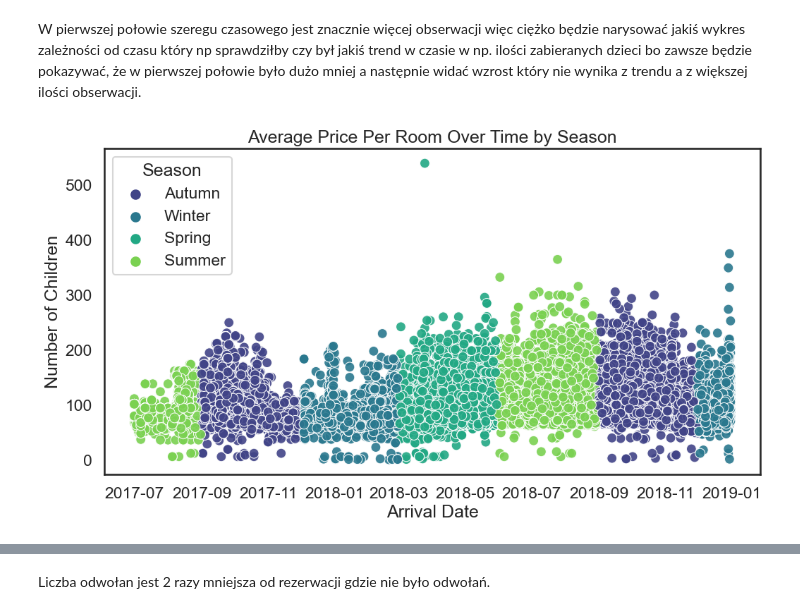
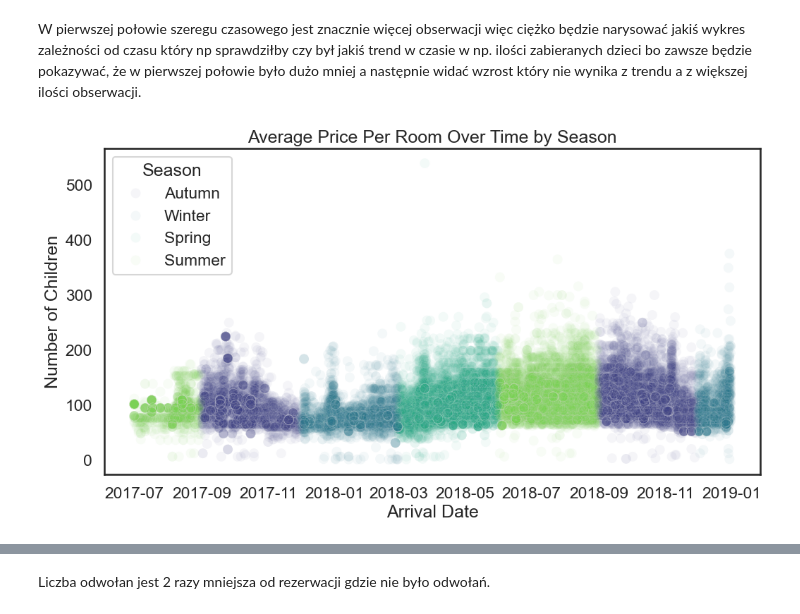
Before and after one commit to Gahusz/Hotel_project, a Jupyter notebook: hotel_projekt.ipynb, the cells around one changed output, grey strips where cells are left out. Drawn from its saved outputs; the diff is of its cells as text; code cells hidden in the pictures.

```diff
--- a/hotel_projekt.ipynb
+++ b/hotel_projekt.ipynb
@@ -439,11 +363,13 @@ df2.head()
+# %%
+df4=df2.copy()
 # %%
 #wyrzucam wszystkie wiersze gdzie był 29 lutego w 2018 roku (a według kalendarza nie było takiego dnia) bo nie działa funkcja to_datetime przez to
-indexes = df2.loc[(df2['arrival_year'] == 2018) & (df2['arrival_month'] == 2) & (df2['arrival_date'] == 29)].index
-df2.loc[indexes]
-df2=df2.drop(indexes)
+indexes = df4.loc[(df2['arrival_year'] == 2018) & (df2['arrival_month'] == 2) & (df2['arrival_date'] == 29)].index
+
+df4=df2.drop(indexes)
 # %%
 # na podstawie 3 kolumn przedstawiających rok miesiąc i dzień stworzę jedną za pomocą funkcji pandas.to_datetime This function converts a scalar, array-like, Series or DataFrame/dict-like to a pandas datetime object.
 # %%
 # Stworzenie kolumny z całą datą w formacie europejskim
-df2['arrival_date'] = pd.to_datetime(df2[['arrival_year', 'arrival_month', 'arrival_date']].astype(str).agg('-'.join, axis=1), format='%Y-%m-%d')
+df4['arrival_date'] = pd.to_datetime(df4[['arrival_year', 'arrival_month', 'arrival_date']].astype(str).agg('-'.join, axis=1), format='%Y-%m-%d')
 # %%
@@ -462,28 +388,28 @@ Liczba wierszy w okresie 2018-03 do 2019-01: 27043
 # %% [markdown]
 W pierwszej połowie szeregu czasowego jest znacznie więcej obserwacji więc ciężko będzie narysować jakiś wykres zależności od czasu który np sprawdziłby czy był jakiś trend w czasie w np. ilości zabieranych dzieci bo zawsze będzie pokazywać, że w pierwszej połowie było dużo mniej a następnie widać wzrost który nie wynika z trendu a z większej ilości obserwacji.
 # %%
-condition = (df2['avg_price_per_room'] == 0)
-df2 = df2[~condition]
+condition = (df4['avg_price_per_room'] == 0)
+df4 = df4[~condition]
 # %%
 # Wydobycie osobnych kolumn dla roku, miesiąca i dnia
-df2['year'] = df2['arrival_date'].dt.year
-df2['month'] = df2['arrival_date'].dt.month
-df2['day'] = df2['arrival_date'].dt.day
+df4['year'] = df4['arrival_date'].dt.year
+df4['month'] = df4['arrival_date'].dt.month
+df4['day'] = df4['arrival_date'].dt.day
 
 # Mapowanie miesięcy na pory roku
 seasons_mapping = {1: 'Winter', 2: 'Winter', 3: 'Spring', 4: 'Spring', 5: 'Spring', 6: 'Summer', 7: 'Summer', 8: 'Summer', 9: 'Autumn', 10: 'Autumn', 11: 'Autumn', 12: 'Winter'}
-df2['season'] = df2['month'].map(seasons_mapping)
+df4['season'] = df4['month'].map(seasons_mapping)
 
 # Wykres punktowy liczby dzieci w zależności od daty z podziałem na pory roku
 plt.figure(figsize=(12, 6))
-sns.scatterplot(x='arrival_date', y='avg_price_per_room', hue='season', data=df2, palette='viridis', s=100, alpha=0.9)
+sns.scatterplot(x='arrival_date', y='avg_price_per_room', hue='season', data=df4, palette='viridis', s=100, alpha=0.05)
 plt.title('Average Price Per Room Over Time by Season')
 plt.xlabel('Arrival Date')
 plt.ylabel('Number of Children')
 plt.legend(title='Season')
 plt.show()
 # %% [output]
-[figure, old version]
+[figure, new version]
 # %%
 plt.bar(df2['booking_status'].value_counts().index, df2['booking_status'].value_counts())
 plt.xlabel('Booking Status')
```
Also changed, not shown: parts of 97 cells of this notebook, 1 other file.
